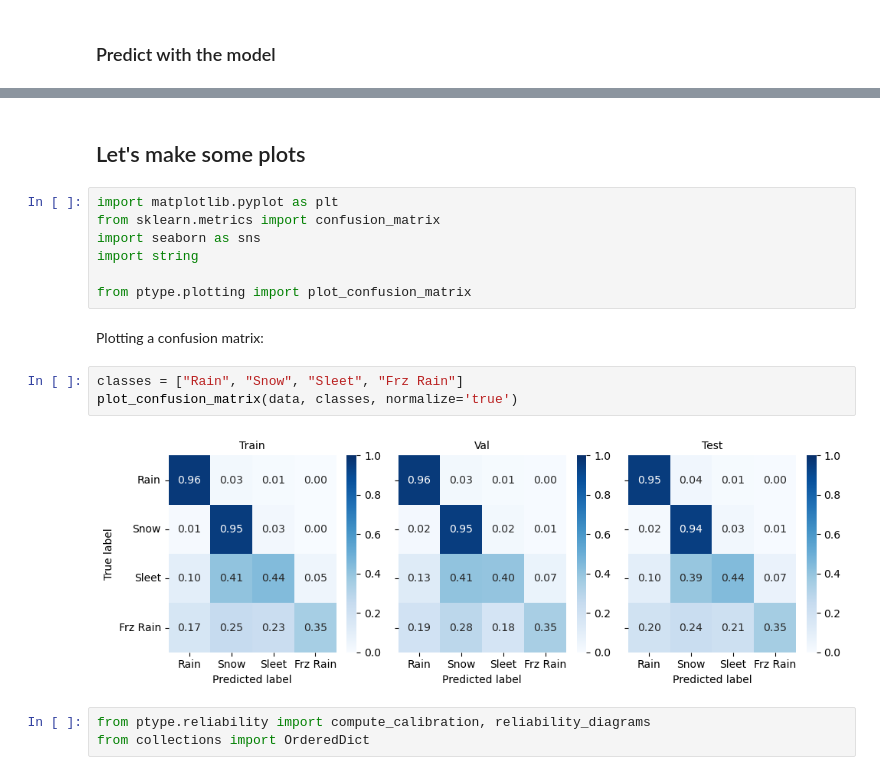
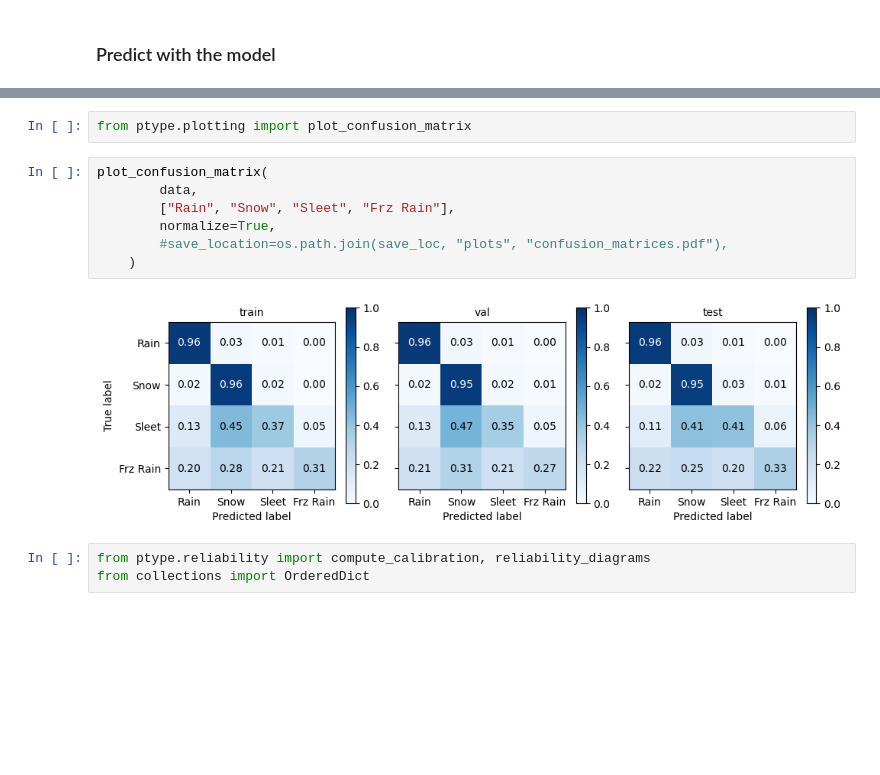
Before and after one commit to ai2es/ptype-physical, a Jupyter notebook: notebooks/siparcs_intro.ipynb, the cells around one changed output, grey strips where cells are left out. Cells and saved outputs as stored; diff of their text form; blank space fills up the shorter version.

```diff
--- a/notebooks/siparcs_intro.ipynb
+++ b/notebooks/siparcs_intro.ipynb
@@ -213,19 +175,14 @@ data['train']
-# %% [markdown]
-## Let's make some plots
-# %%
-import matplotlib.pyplot as plt
-from sklearn.metrics import confusion_matrix
-import seaborn as sns
-import string
-
-from ptype.plotting import plot_confusion_matrix
-# %% [markdown]
-Plotting a confusion matrix:
-# %%
-classes = ["Rain", "Snow", "Sleet", "Frz Rain"]
-plot_confusion_matrix(data, classes, normalize='true')
-# %% [output]
-[figure, removed]
+# %%
+from ptype.plotting import plot_confusion_matrix
+# %%
+plot_confusion_matrix(
+        data,
+        ["Rain", "Snow", "Sleet", "Frz Rain"],
+        normalize=True,
+        #save_location=os.path.join(save_loc, "plots", "confusion_matrices.pdf"),
+    )
+# %% [output]
+[figure, added]
 # %%
 from ptype.reliability import compute_calibration, reliability_diagrams
 from collections import OrderedDict
```
Also changed, not shown: parts of 27 cells of this notebook, 13 other files.
